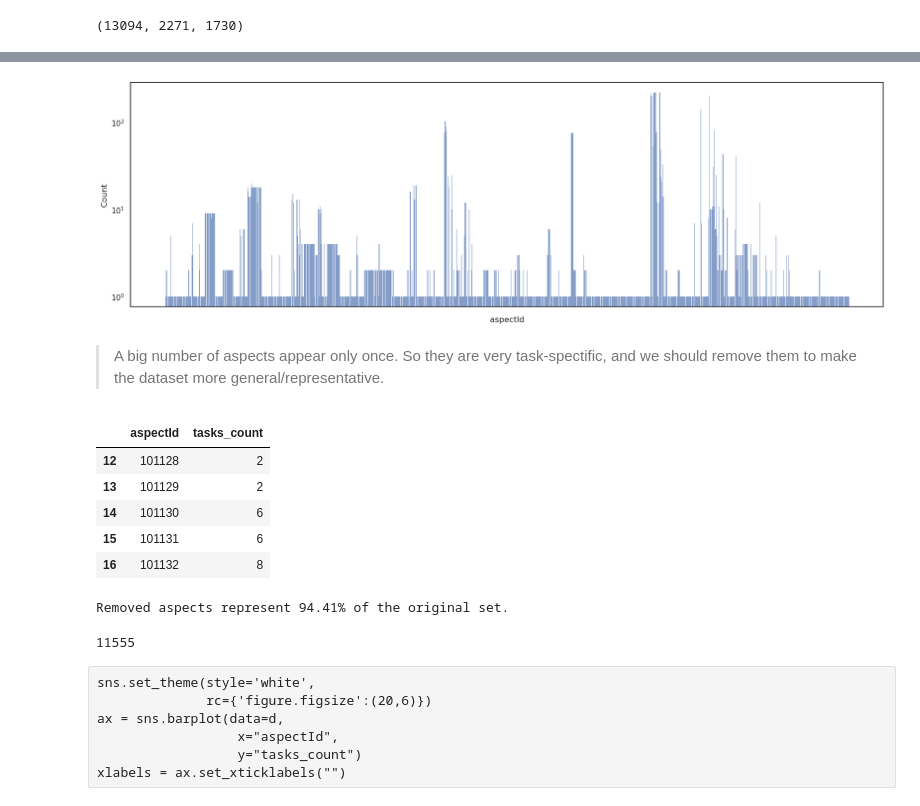
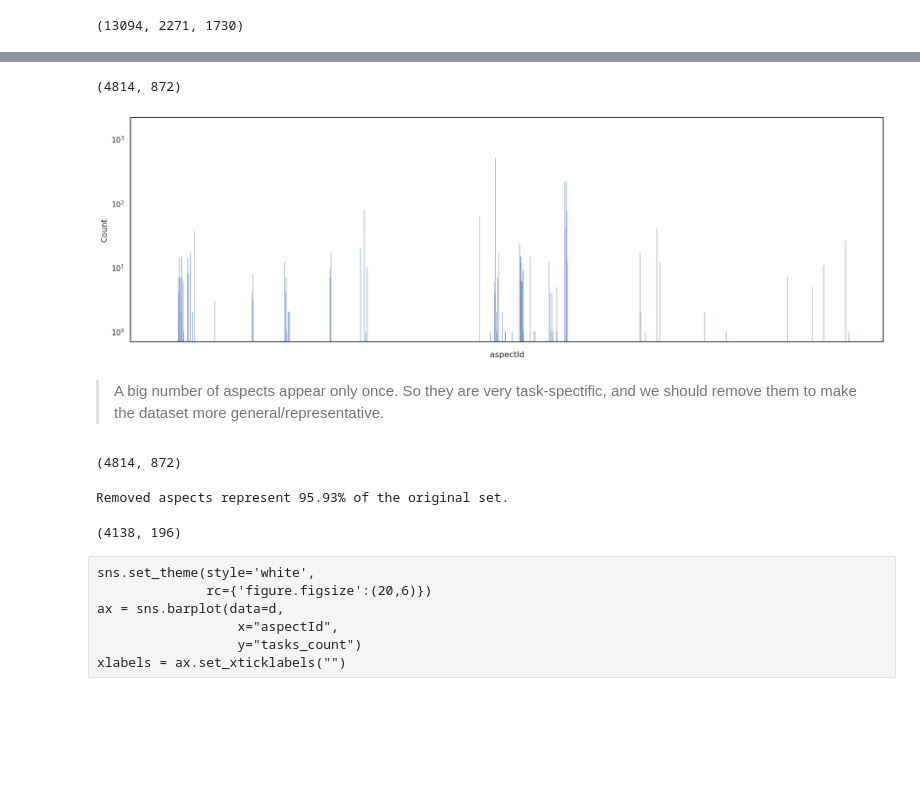
Before and after one commit to ghalifaten/master_thesis, a Jupyter notebook: 1b_cleaning_aspects.ipynb, the cells around one changed output, grey strips where cells are left out. Cells and saved outputs as stored; diff of their text form; code cells hidden in the pictures; blank space fills up the shorter version.

```diff
--- a/1b_cleaning_aspects.ipynb
+++ b/1b_cleaning_aspects.ipynb
@@ -27,8 +39,9 @@ df_aspects.head()
+# %%
+df_concept_aspects = df_aspects[df_aspects["type"] == "CONCEPT"]
 # %% [markdown]
 <hr>
 # %%
-query = "SELECT * FROM TaskAspects"
-df_TaskAspect = pd.read_sql(query, cnx)
+df_TaskAspect = pd.read_csv("data/taskAspects.csv")
 df_TaskAspect.head()
 # %% [output]
 |  | id | taskId | aspectId | sampleSolution |
@@ -46,7 +59,6 @@ len(df_TaskAspect)
 # %%
 df_tasks = pd.read_csv("data/open_tasks_DE.csv")
 df = pd.merge(df_tasks[["taskId"]], df_TaskAspect[["taskId", "aspectId"]], how="inner", on=["taskId"])
-df["aspectId"] = df["aspectId"].apply(str)
 df.head()
 # %% [output]
 |  | taskId | aspectId |
@@ -59,3 +71,7 @@ df.head()
 len(df), len(df.aspectId.unique()), len(df_tasks)
 # %% [output]
 (13094, 2271, 1730)
+# %%
+# Aspects of type CONCEPT only
+df2 = pd.merge(df, df_concept_aspects[["aspectId"]], how="inner", on=["aspectId"])
+df2.head()
@@ -62,38 +85,37 @@ len(df), len(df.aspectId.unique()), len(df_tasks)
+# %%
+len(df2), len(df2.aspectId.unique())
+# %% [output]
+(4814, 872)
 # %%
 sns.set_theme(style='white',
               rc={'figure.figsize':(20,6)})
-ax = sns.histplot(data=df,
+ax = sns.histplot(data=df2,
                   x="aspectId",
                   bins = len(df.aspectId.unique()),
                   shrink=0.9)
 ax.set_yscale("log")
 
 xlabels = ax.set_xticklabels([''])
 # %% [output]
-[figure, old version]
+[figure, new version]
 # %% [markdown]
 > A big number of aspects appear only once. So they are very task-spectific, and we should remove them to make the dataset more general/representative.
 # %%
-d = df.groupby("aspectId").count().reset_index().rename(columns={"taskId":"tasks_count"})
-d = d[d['tasks_count'] > 1 ]
-d.head()
+# Count of tasks by aspect - Inspecting those that appear once
+d = df2.groupby("aspectId").count().reset_index().rename(columns={"taskId":"tasks_count"})
+d["tasks_count"].sum(), len(d)
 # %% [output]
-|  | aspectId | tasks_count |
-| 12 | 101128 | 2 |
-| 13 | 101129 | 2 |
-| 14 | 101130 | 6 |
-| 15 | 101131 | 6 |
-| 16 | 101132 | 8 |
+(4814, 872)
-# %%
-L = len(df)
-l = len(d)
-print("Removed aspects represent {:.2f}% of the original set.".format( (L-l) / L * 100) )
-# %% [output]
-Removed aspects represent 94.41% of the original set.
-# %%
-d["tasks_count"].sum()
-# %% [output]
-11555
+# %%
+# Remove aspects that appear once, because very task-specific
+d = d[d['tasks_count'] > 1 ]
+L = len(df2)
+l = len(d)
+print("Removed aspects represent {:.2f}% of the original set.".format( (L-l) / L * 100) )
+d["tasks_count"].sum(), len(d)
+# %% [output]
+Removed aspects represent 95.93% of the original set.
+(4138, 196)
 # %% [raw]
 sns.set_theme(style='white',
               rc={'figure.figsize':(20,6)})
```
Also changed, not shown: parts of 22 cells of this notebook, 13 other files.
